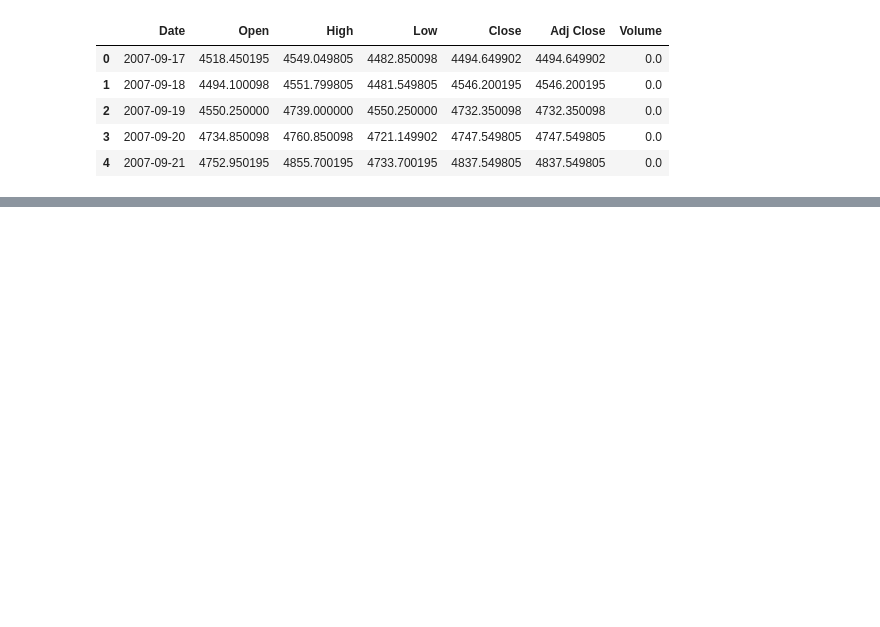
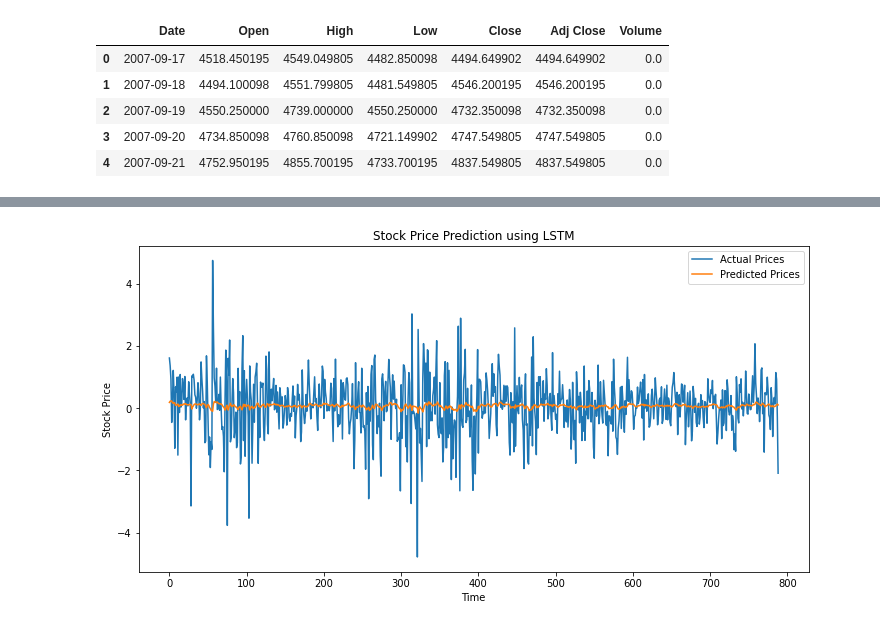
Before and after one commit to dipghoshraj/Algos, a Jupyter notebook: research/NSEI_V2.ipynb, the cells around one changed output, grey strips where cells are left out. Cells and saved outputs as stored; diff of their text form; code cells hidden in the pictures; blank space fills up the shorter version.

Commit message:
added the lstm

```diff
--- a/research/NSEI_V2.ipynb
+++ b/research/NSEI_V2.ipynb
@@ -16,0 +185,8 @@ stock.head(5)
+# %%
+train_size = int(len(X) * 0.80)
+X_train, X_test = X[:train_size], X[train_size:]
+y_train, y_test = y[:train_size], y[train_size:]
+
+# Reshape data for LSTM input: (samples, time steps, features)
+X_train = X_train.reshape((X_train.shape[0], X_train.shape[1], 1))
+X_test = X_test.reshape((X_test.shape[0], X_test.shape[1], 1))
@@ -16,0 +197,11 @@ stock.head(5)
+# %%
+early_stopping = EarlyStopping(monitor='val_loss', patience=9, restore_best_weights=True)
+# %%
+model = Sequential()
+model.add(LSTM(units=200, input_shape=(X_train.shape[1], 1)))
+model.add(Dropout(0.1))
+model.add(Dense(units=1))
+model.compile(optimizer='sgd', loss='mean_squared_error')
+
+# Train the model
+model.fit(X_train, y_train, epochs=10000, batch_size=32, validation_data=(X_test, y_test), callbacks=[early_stopping])
@@ -16,0 +227,17 @@ stock.head(5)
+# %%
+y_pred = model.predict(X_test)
+
+# Inverse transform the predictions and actual values to the original scale
+y_pred_original = scaler.inverse_transform(y_pred)
+y_test_original = scaler.inverse_transform(y_test.reshape(-1, 1))
+# %%
+plt.figure(figsize=(12, 6))
+plt.plot(y_test_original, label='Actual Prices')
+plt.plot(y_pred_original, label='Predicted Prices')
+plt.title('Stock Price Prediction using LSTM')
+plt.xlabel('Time')
+plt.ylabel('Stock Price')
+plt.legend()
+plt.show()
+# %% [output]
+[figure, added]
```
Also changed, not shown: parts of 25 cells of this notebook, 1 other file.
